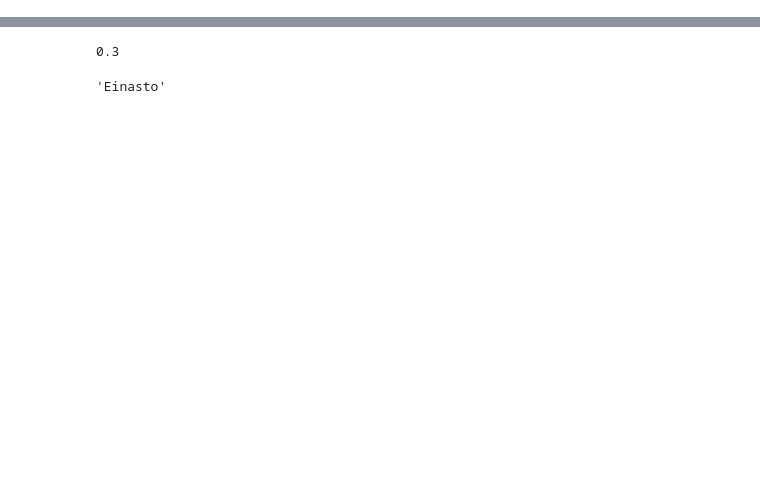
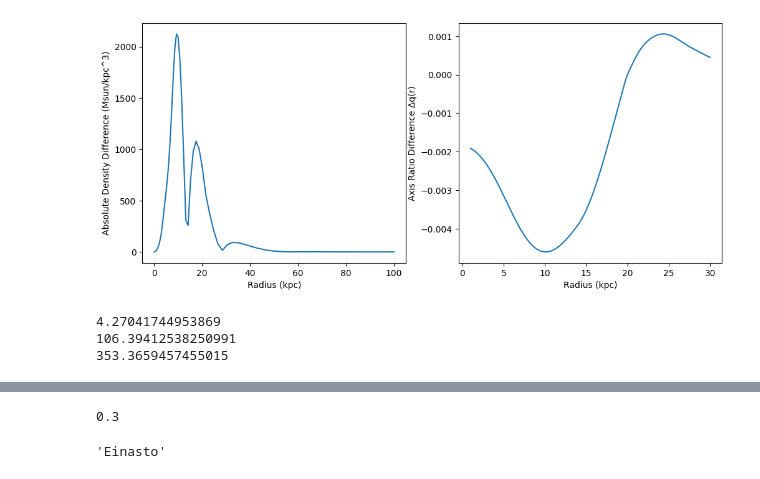
Before and after one commit to AdamSmithOrlik/nonspherical-sidm-jeans-model, a Jupyter notebook: examples/dev.ipynb, the cells around one changed output, grey strips where cells are left out. Drawn from its saved outputs; the diff is of its cells as text; code cells hidden in the pictures; blank space fills up the shorter version.

```diff
--- a/examples/dev.ipynb
+++ b/examples/dev.ipynb
@@ -43,0 +80,22 @@ print(now.strftime("%Y_%m_%d_%H_%M_%S"))
+# %%
+fig, ax = plt.subplots(1, 2, figsize=(12, 5))
+density_difference = profile.rho_sph_avg(rd) - profile_vdep.rho_sph_avg(rd)
+ax[0].plot(rd, np.abs(density_difference))
+ax[0].set_xlabel('Radius (kpc)')
+ax[0].set_ylabel('Absolute Density Difference (Msun/kpc^3)')
+
+shape_difference = profile.q(rq) - profile_vdep.q(rq)
+ax[1].plot(rq, shape_difference)
+ax[1].set_xlabel('Radius (kpc)')
+ax[1].set_ylabel('Axis Ratio Difference Δq(r)')
+plt.show()
+# %% [output]
+[figure, added]
+# %%
+print(profile_vdep.N(10))  # example usage of N(r)
+print(profile_vdep.nu(10))  # example usage of nu(r)
+print(profile_vdep.mean_sigv(10))  # example usage of mean_sigv(r)
+# %% [output]
+4.27041744953869
+106.39412538250991
+353.3659457455015
```
Also changed, not shown: parts of 18 cells of this notebook, 4 other files.
